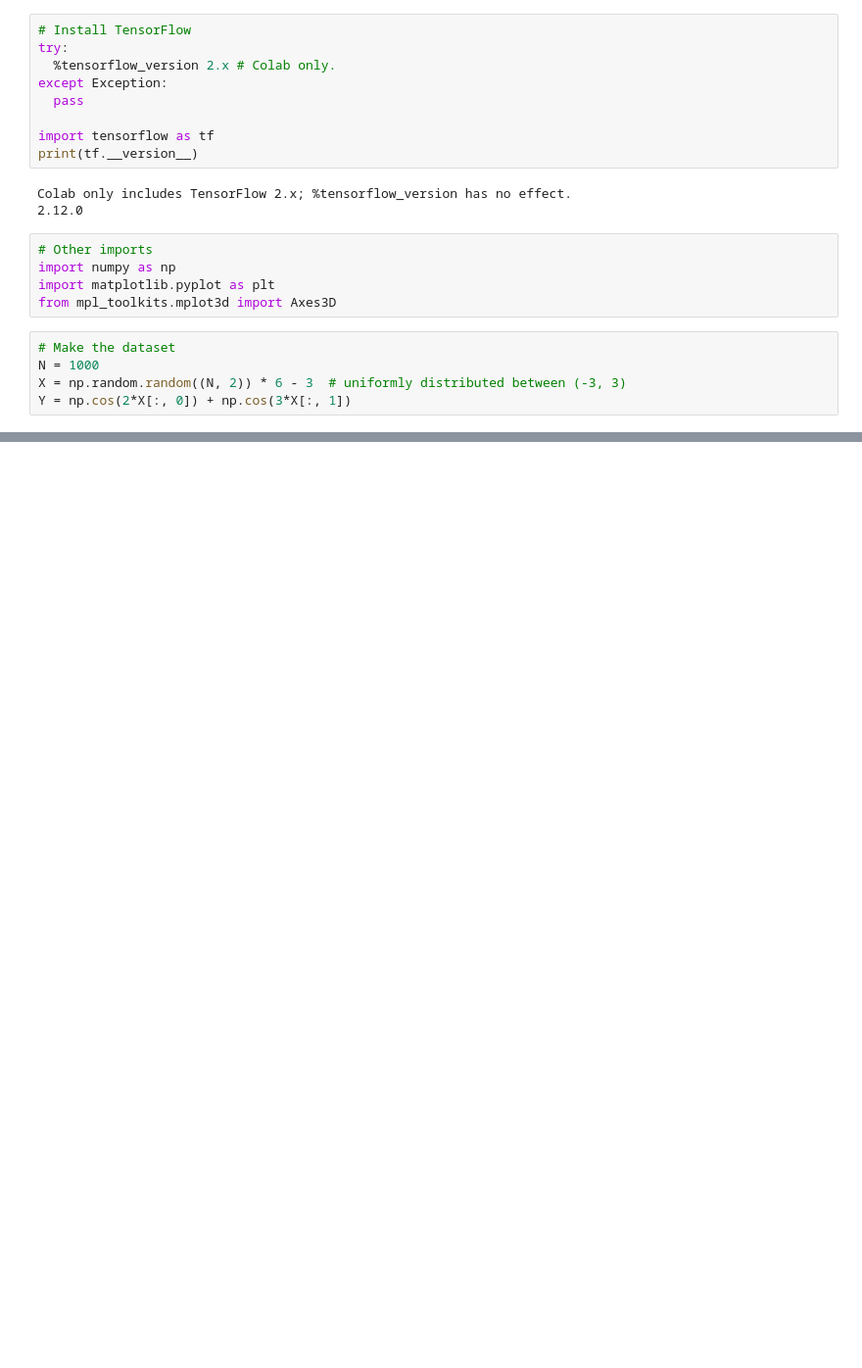
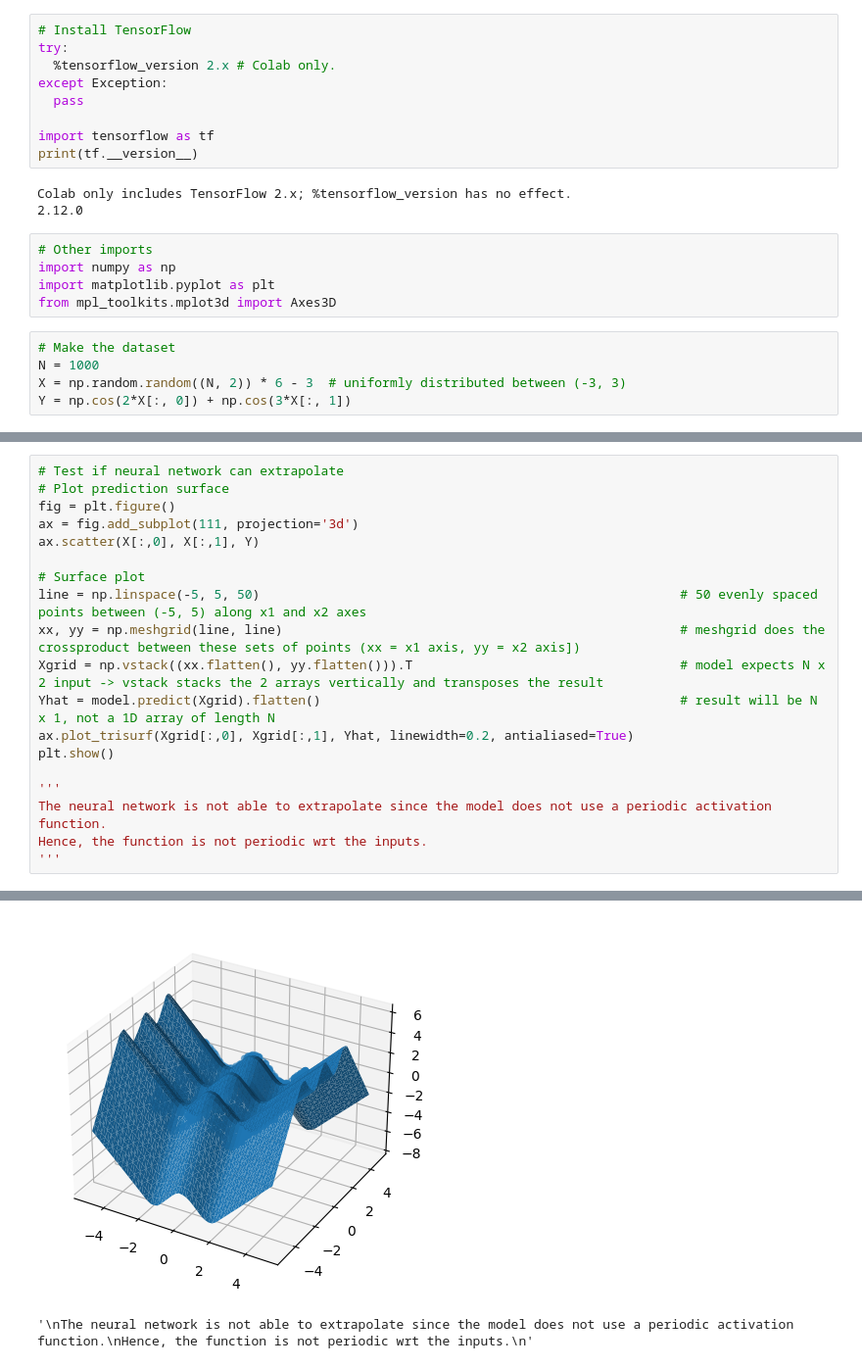
Before and after one commit to sreya-rc/TF2.0, a Jupyter notebook: TF2_0_ANN_Regression.ipynb, the cells around one changed output, grey strips where cells are left out. Shown: that part at 98% size. Drawn from its saved outputs; the diff is of its cells as text; blank space fills up the shorter version.

```diff
--- a/TF2_0_ANN_Regression.ipynb
+++ b/TF2_0_ANN_Regression.ipynb
@@ -26,0 +89,20 @@ This implements the function:
+# %%
+# Test if neural network can extrapolate
+# Plot prediction surface
+fig = plt.figure()
+ax = fig.add_subplot(111, projection='3d')
+ax.scatter(X[:,0], X[:,1], Y)
+
+# Surface plot
+line = np.linspace(-5, 5, 50)                                                       # 50 evenly spaced points between (-5, 5) along x1 and x2 axes
+xx, yy = np.meshgrid(line, line)                                                    # meshgrid does the crossproduct between these sets of points (xx = x1 axis, yy = x2 axis])
+Xgrid = np.vstack((xx.flatten(), yy.flatten())).T                                   # model expects N x 2 input -> vstack stacks the 2 arrays vertically and transposes the result
+Yhat = model.predict(Xgrid).flatten()                                               # result will be N x 1, not a 1D array of length N
+ax.plot_trisurf(Xgrid[:,0], Xgrid[:,1], Yhat, linewidth=0.2, antialiased=True)
+plt.show()
+
+'''
+The neural network is not able to extrapolate since the model does not use a periodic activation function.
+Hence, the function is not periodic wrt the inputs.
+'''
+# %% [output]
@@ -26,0 +110,2 @@ This implements the function:
+[figure, added]
+'\nThe neural network is not able to extrapolate since the model does not use a periodic activation function.\nHence, the function is not periodic wrt the inputs.\n'
```
Also changed, not shown: parts of 7 cells of this notebook.
